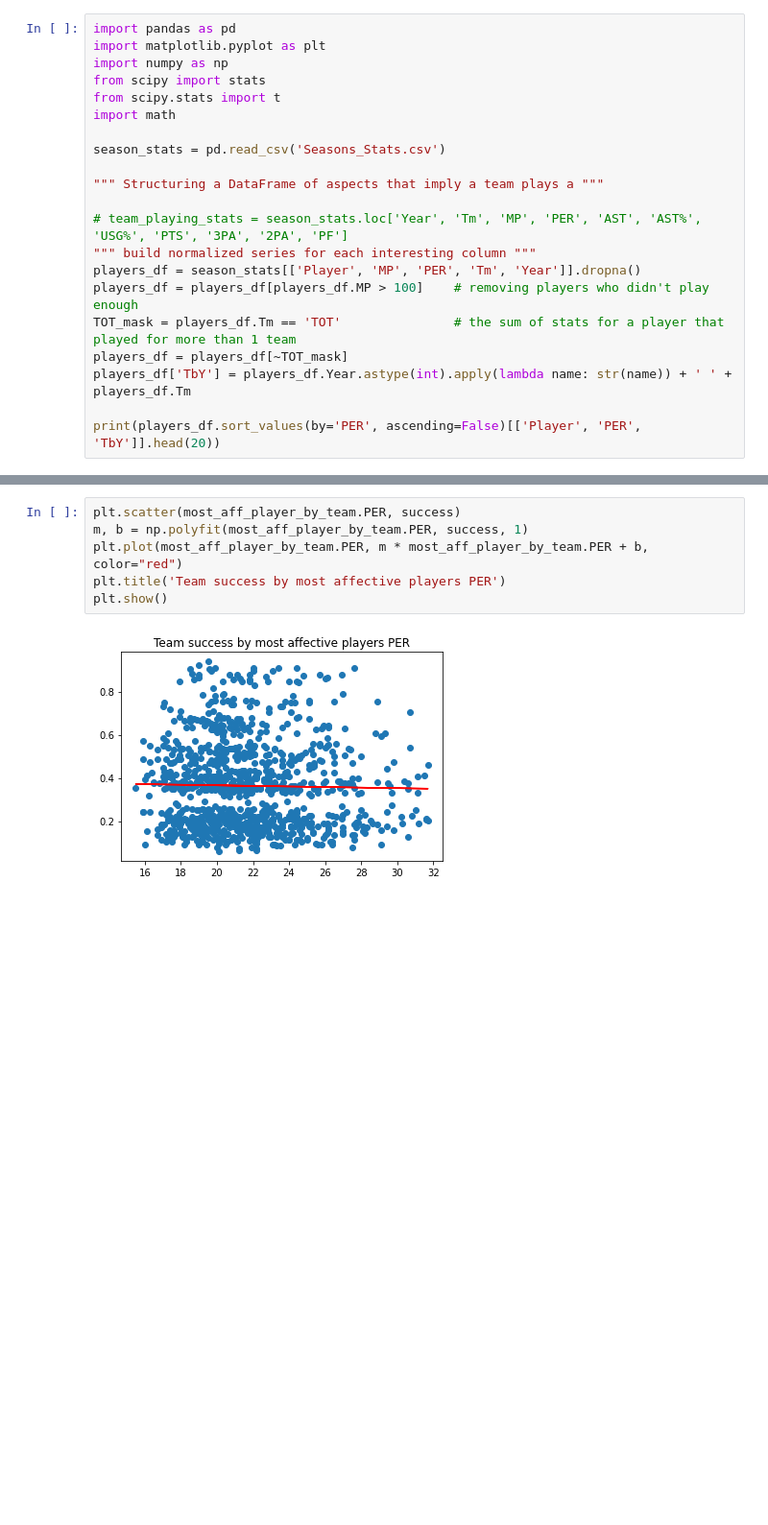
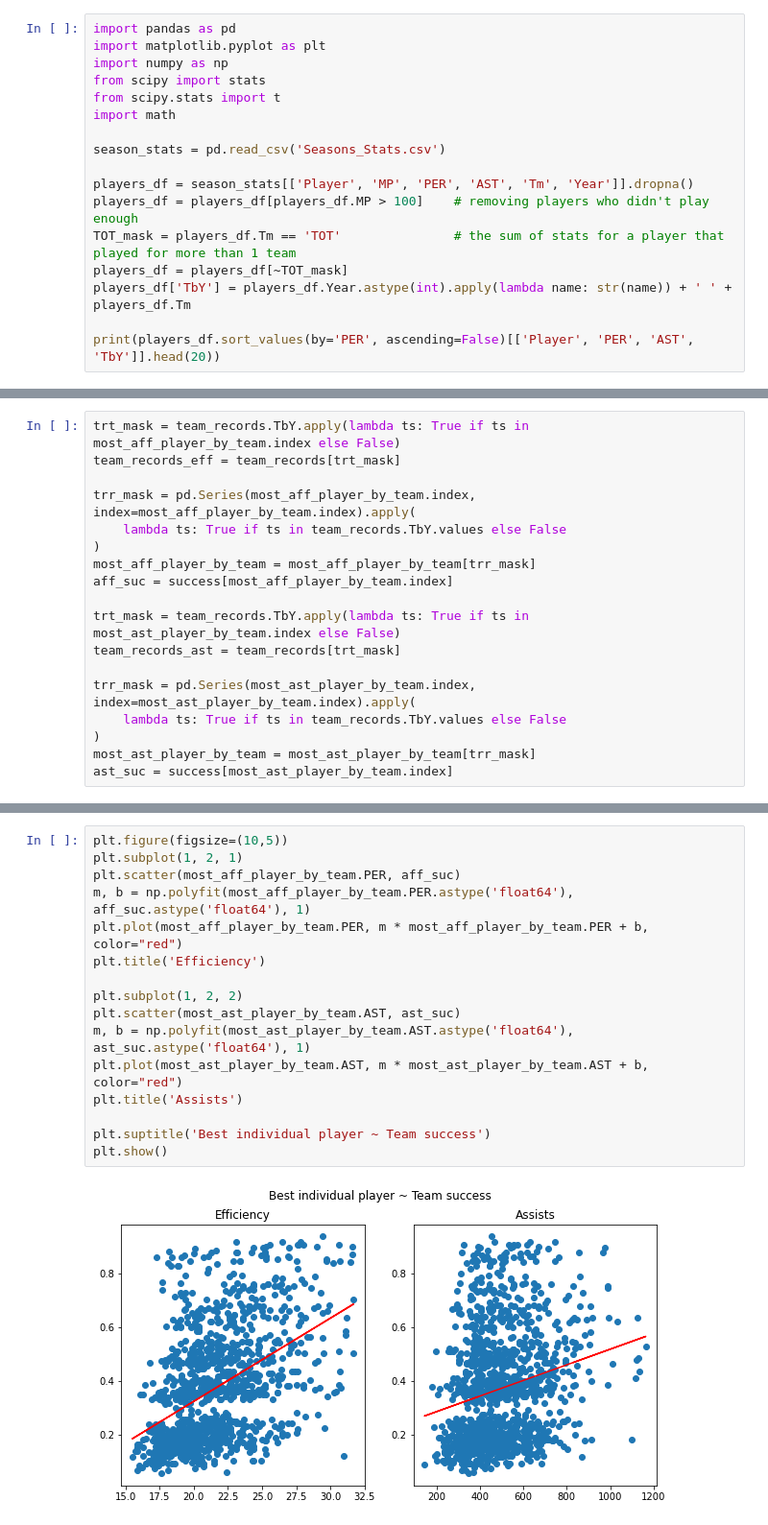
Before and after one commit to canudi/BD_final_project, a Jupyter notebook: individual_success.ipynb, the cells around one changed output, grey strips where cells are left out. Shown at 96% size. Saved outputs shown, nothing was run; the diff lists cells and outputs as text; blank space fills up the shorter version.

```diff
--- a/individual_success.ipynb
+++ b/individual_success.ipynb
@@ -8,15 +8,11 @@ import math
 
 season_stats = pd.read_csv('Seasons_Stats.csv')
 
-""" Structuring a DataFrame of aspects that imply a team plays a """
-
-# team_playing_stats = season_stats.loc['Year', 'Tm', 'MP', 'PER', 'AST', 'AST%', 'USG%', 'PTS', '3PA', '2PA', 'PF']
-""" build normalized series for each interesting column """
-players_df = season_stats[['Player', 'MP', 'PER', 'Tm', 'Year']].dropna()
+players_df = season_stats[['Player', 'MP', 'PER', 'AST', 'Tm', 'Year']].dropna()
 players_df = players_df[players_df.MP > 100]    # removing players who didn't play enough
 TOT_mask = players_df.Tm == 'TOT'               # the sum of stats for a player that played for more than 1 team
 players_df = players_df[~TOT_mask]
 players_df['TbY'] = players_df.Year.astype(int).apply(lambda name: str(name)) + ' ' + players_df.Tm
 
-print(players_df.sort_values(by='PER', ascending=False)[['Player', 'PER', 'TbY']].head(20))
+print(players_df.sort_values(by='PER', ascending=False)[['Player', 'PER', 'AST', 'TbY']].head(20))
 # %% [output]
@@ -131,0 +113,18 @@ plt.show()
+# %%
+trt_mask = team_records.TbY.apply(lambda ts: True if ts in most_aff_player_by_team.index else False)
+team_records_eff = team_records[trt_mask]
+
+trr_mask = pd.Series(most_aff_player_by_team.index, index=most_aff_player_by_team.index).apply(
+    lambda ts: True if ts in team_records.TbY.values else False
+)
+most_aff_player_by_team = most_aff_player_by_team[trr_mask]
+aff_suc = success[most_aff_player_by_team.index]
+
+trt_mask = team_records.TbY.apply(lambda ts: True if ts in most_ast_player_by_team.index else False)
+team_records_ast = team_records[trt_mask]
+
+trr_mask = pd.Series(most_ast_player_by_team.index, index=most_ast_player_by_team.index).apply(
+    lambda ts: True if ts in team_records.TbY.values else False
+)
+most_ast_player_by_team = most_ast_player_by_team[trr_mask]
+ast_suc = success[most_ast_player_by_team.index]
@@ -132,8 +138,18 @@ plt.show()
 # %%
-plt.scatter(most_aff_player_by_team.PER, success)
-m, b = np.polyfit(most_aff_player_by_team.PER, success, 1)
+plt.figure(figsize=(10,5))
+plt.subplot(1, 2, 1)
+plt.scatter(most_aff_player_by_team.PER, aff_suc)
+m, b = np.polyfit(most_aff_player_by_team.PER.astype('float64'), aff_suc.astype('float64'), 1)
 plt.plot(most_aff_player_by_team.PER, m * most_aff_player_by_team.PER + b, color="red")
-plt.title('Team success by most affective players PER')
+plt.title('Efficiency')
+
+plt.subplot(1, 2, 2)
+plt.scatter(most_ast_player_by_team.AST, ast_suc)
+m, b = np.polyfit(most_ast_player_by_team.AST.astype('float64'), ast_suc.astype('float64'), 1)
+plt.plot(most_ast_player_by_team.AST, m * most_ast_player_by_team.AST + b, color="red")
+plt.title('Assists')
+
+plt.suptitle('Best individual player ~ Team success')
 plt.show()
 # %% [output]
-[figure, old version]
+[figure, new version]
```
Also changed, not shown: parts of 9 cells of this notebook, 1 other file.
